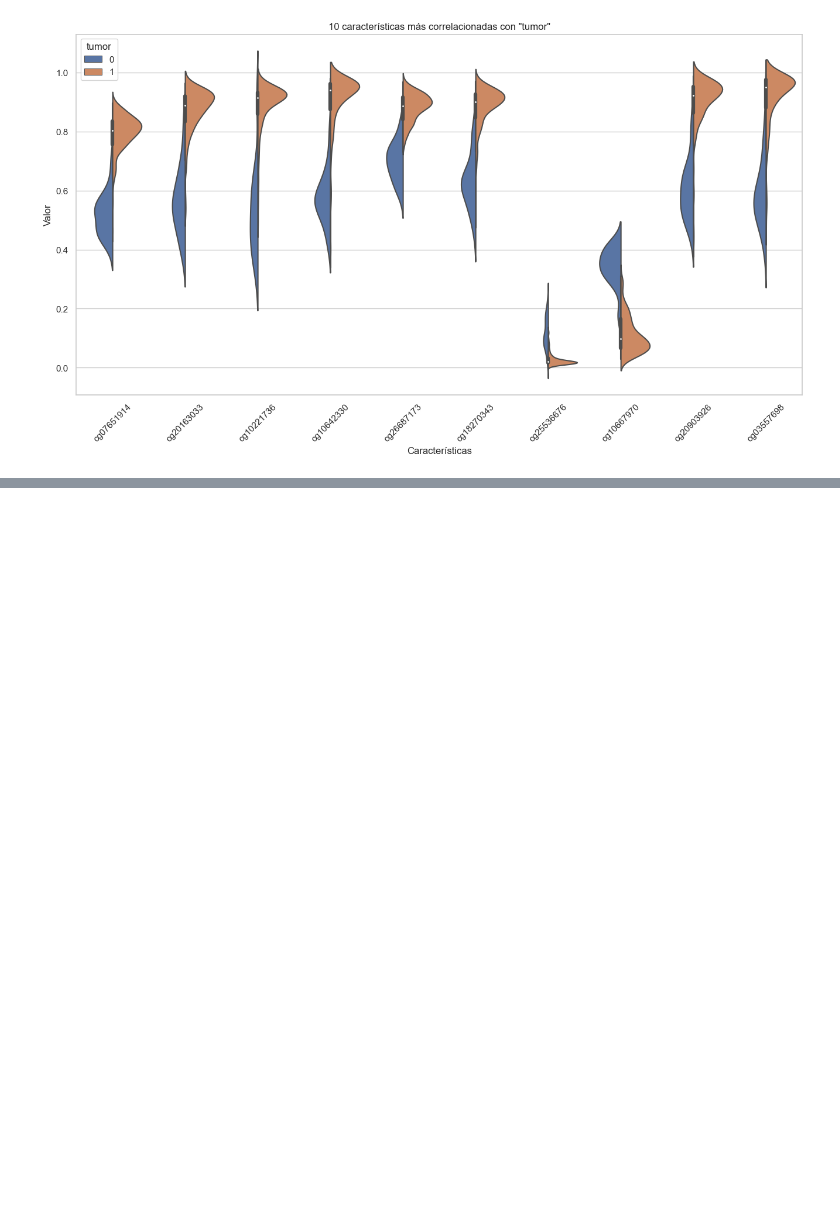
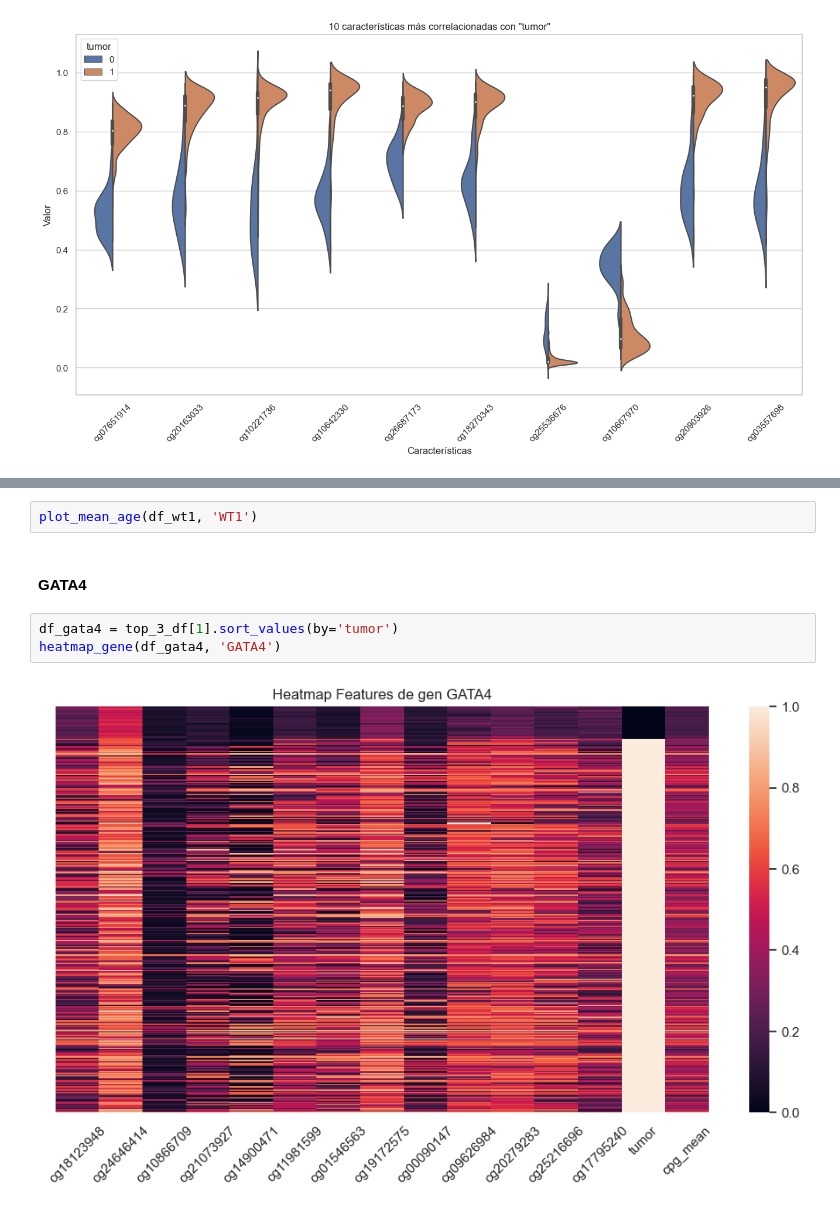
Before and after one commit to G-Urrea/Proyecto_Metilacion_ADN, a Jupyter notebook: notebooks/02-exploration_cpg.ipynb, the cells around one changed output, grey strips where cells are left out. Drawn from its saved outputs; the diff is of its cells as text; blank space fills up the shorter version.

```diff
--- a/notebooks/02-exploration_cpg.ipynb
+++ b/notebooks/02-exploration_cpg.ipynb
@@ -141,0 +209,9 @@ violin_plot(data_melted, 'Feature', 'Value', 'tumor', '10 características más
+# %%
+plot_mean_age(df_wt1, 'WT1')
+# %% [markdown]
+#### GATA4
+# %%
+df_gata4 = top_3_df[1].sort_values(by='tumor')
+heatmap_gene(df_gata4, 'GATA4')
+# %% [output]
+[figure, added]
```
Also changed, not shown: parts of 23 cells of this notebook.
